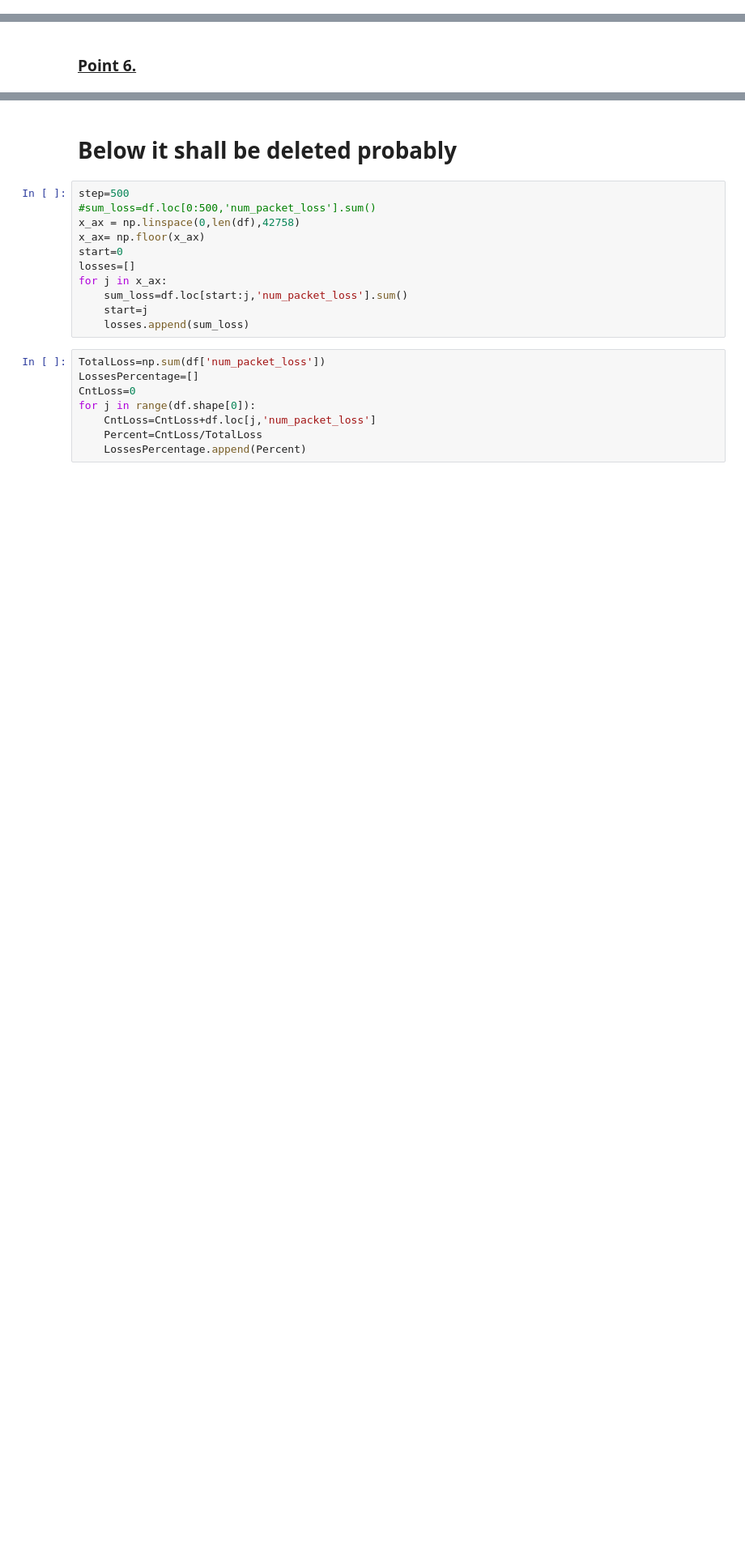
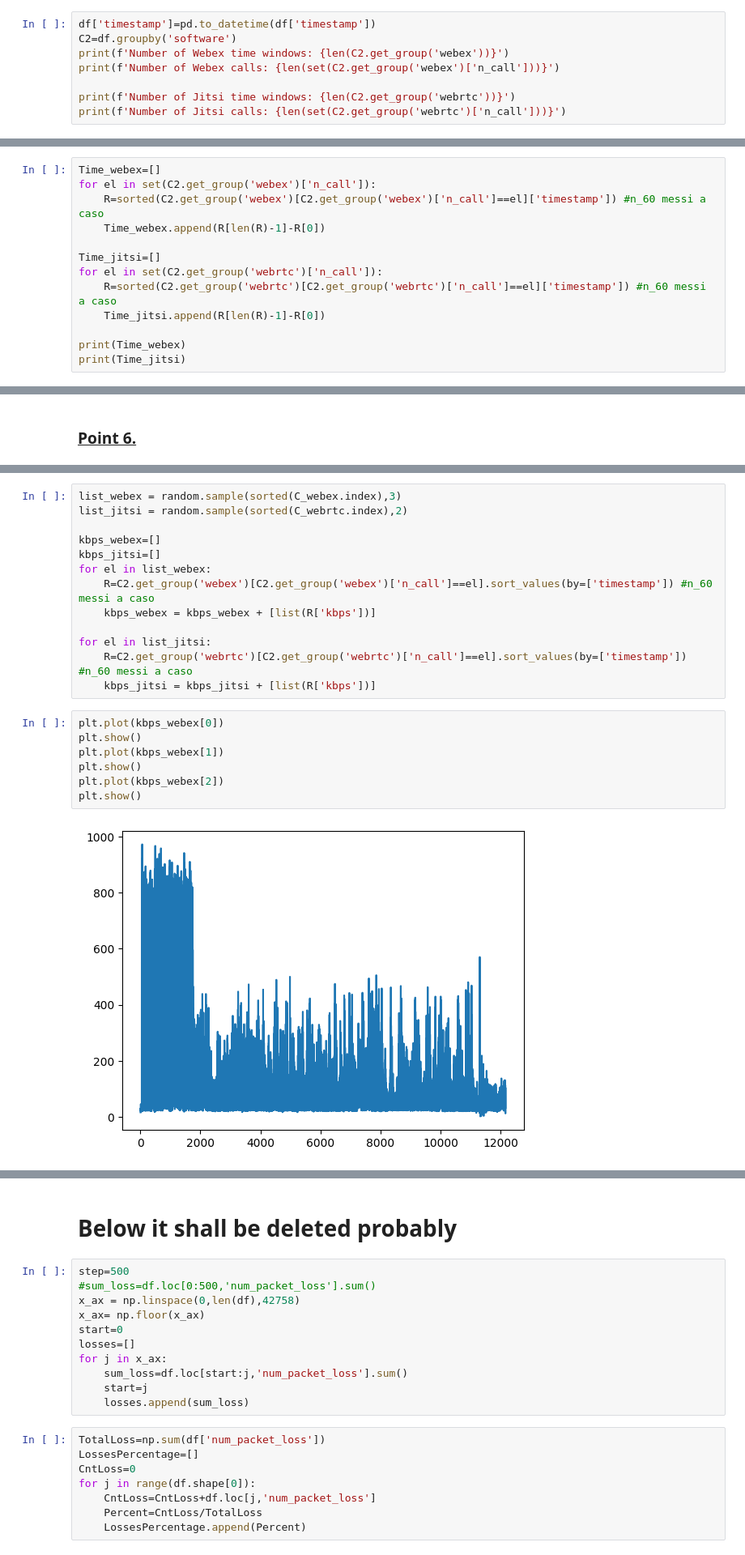
Before and after one commit to PeshX/ML4N_RTP_Project, a Jupyter notebook: Script1.ipynb, the cells around one changed output, grey strips where cells are left out. Shown at 81% size. Cells and saved outputs as stored; diff of their text form; blank space fills up the shorter version.

```diff
--- a/Script1.ipynb
+++ b/Script1.ipynb
@@ -288,3 +292,11 @@ n_call
 Name: count, dtype: float64
 19215.809523809523
 14158.117021276596
+# %%
+df['timestamp']=pd.to_datetime(df['timestamp'])
+C2=df.groupby('software')
+print(f'Number of Webex time windows: {len(C2.get_group('webex'))}')
+print(f'Number of Webex calls: {len(set(C2.get_group('webex')['n_call']))}')
+
+print(f'Number of Jitsi time windows: {len(C2.get_group('webrtc'))}')
+print(f'Number of Jitsi calls: {len(set(C2.get_group('webrtc')['n_call']))}')
@@ -290,0 +308,13 @@ Name: count, dtype: float64
+# %%
+Time_webex=[]
+for el in set(C2.get_group('webex')['n_call']):
+    R=sorted(C2.get_group('webex')[C2.get_group('webex')['n_call']==el]['timestamp']) #n_60 messi a caso
+    Time_webex.append(R[len(R)-1]-R[0])
+
+Time_jitsi=[]
+for el in set(C2.get_group('webrtc')['n_call']):
+    R=sorted(C2.get_group('webrtc')[C2.get_group('webrtc')['n_call']==el]['timestamp']) #n_60 messi a caso
+    Time_jitsi.append(R[len(R)-1]-R[0])
+
+print(Time_webex)
+print(Time_jitsi)
@@ -319,0 +341,22 @@ print(random.sample(sorted(C_webrtc.index),2))
+# %%
+list_webex = random.sample(sorted(C_webex.index),3)
+list_jitsi = random.sample(sorted(C_webrtc.index),2)
+
+kbps_webex=[]
+kbps_jitsi=[]
+for el in list_webex:
+    R=C2.get_group('webex')[C2.get_group('webex')['n_call']==el].sort_values(by=['timestamp']) #n_60 messi a caso
+    kbps_webex = kbps_webex + [list(R['kbps'])]
+
+for el in list_jitsi:
+    R=C2.get_group('webrtc')[C2.get_group('webrtc')['n_call']==el].sort_values(by=['timestamp']) #n_60 messi a caso
+    kbps_jitsi = kbps_jitsi + [list(R['kbps'])]
+# %%
+plt.plot(kbps_webex[0])
+plt.show()
+plt.plot(kbps_webex[1])
+plt.show()
+plt.plot(kbps_webex[2])
+plt.show()
+# %% [output]
+[figure, added]
```
Also changed, not shown: parts of 22 cells of this notebook.
